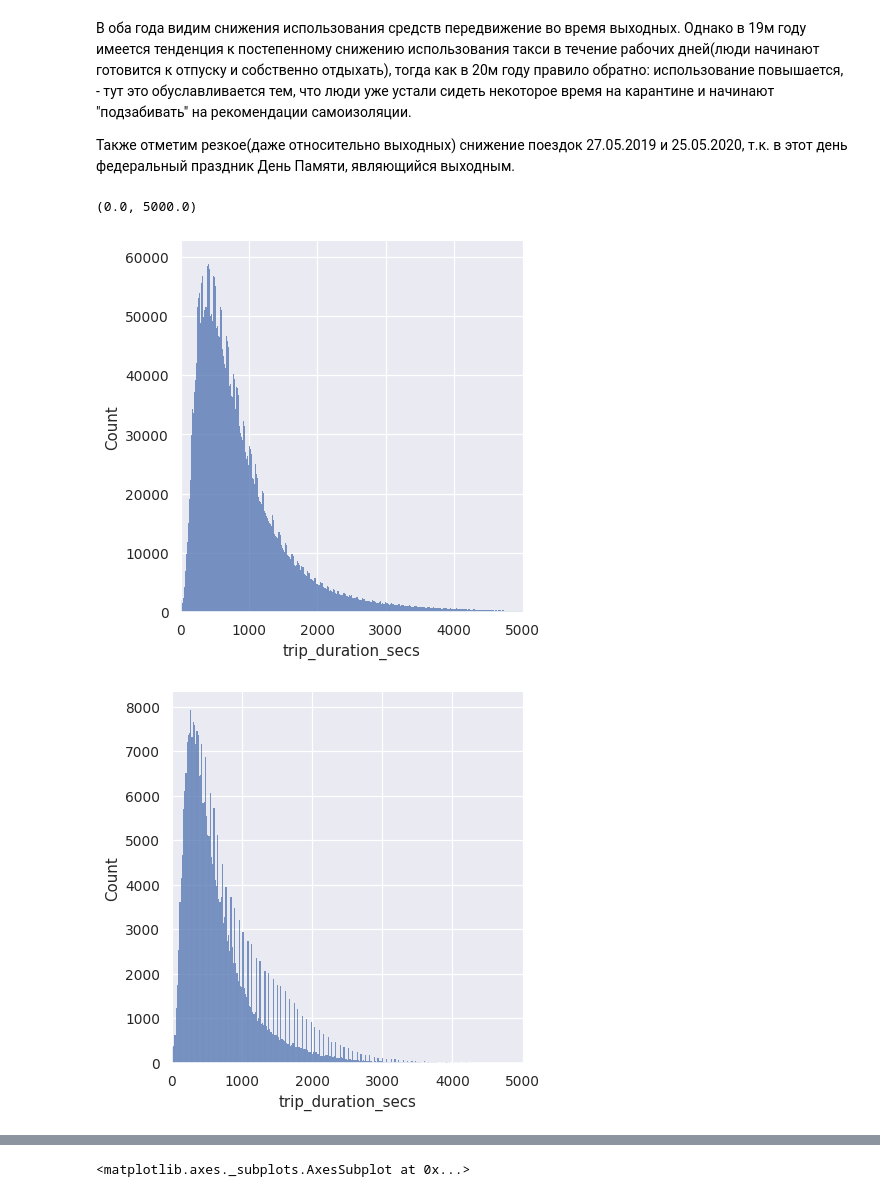
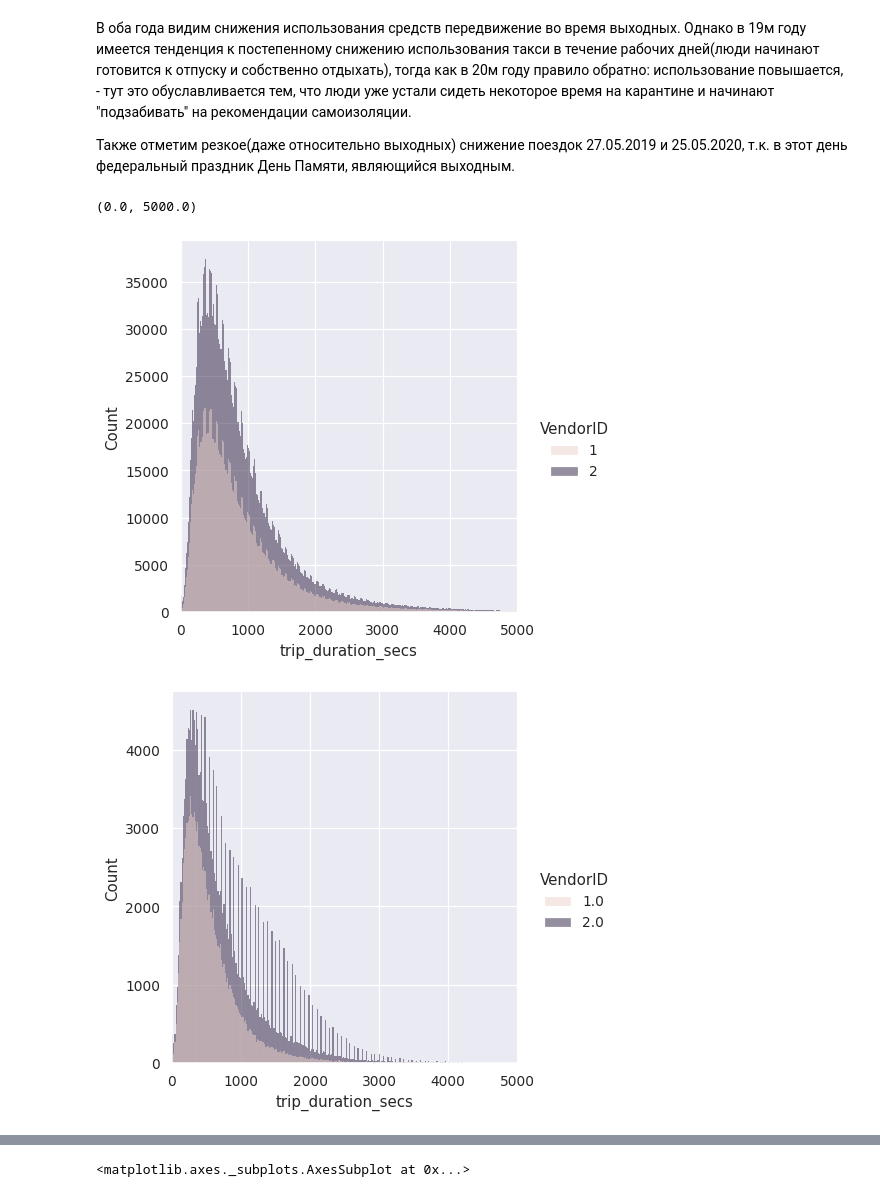
Before and after one commit to dasfex/taxi-trips, a Jupyter notebook: trips.ipynb, the cells around one changed output, grey strips where cells are left out. Cells and saved outputs as stored; diff of their text form; code cells hidden in the pictures.

```diff
--- a/trips.ipynb
+++ b/trips.ipynb
@@ -58,7 +74,3 @@ total_amount 0
 На данный момент из пропущенных данных для нас интерес может представлять только колонка о количестве пассажиров.
 
 Посмотрим на самое частое значение и заменим на него все пропущенные значения.
-# %%
-max_passengers_count = trips20['passenger_count'].value_counts().idxmax()
-print("Max passengers count = ", max_passengers_count)
-trips20.passenger_count = trips20.passenger_count.fillna(max_passengers_count)
@@ -69,3 +77,9 @@ Max passengers count =  1.0
+# %%
+trips20.VendorID = trips20.VendorID.fillna(trips20['VendorID'].value_counts().idxmax())
+trips20.passenger_count = trips20.passenger_count.fillna(trips20['passenger_count'].value_counts().idxmax())
+trips20.RatecodeID = trips20.RatecodeID.fillna(trips20['RatecodeID'].value_counts().idxmax())
+trips20.store_and_fwd_flag = trips20.store_and_fwd_flag.fillna(trips20['store_and_fwd_flag'].value_counts().idxmax())
+trips20.payment_type = trips20.payment_type.fillna(trips20['payment_type'].value_counts().idxmax())
 # %% [markdown]
 Преобразуем формат ячеек с временем для удобства.
 # %%
@@ -129,11 +143,13 @@ trips19 = trips19[trips19.average_velocity <= 50]
 trips19 = trips19[trips19.average_velocity >= 1]
 trips19 = trips19.drop(trips19[(trips19.trip_distance == 0) & (trips19.total_amount > 0) & (trips19.trip_duration_secs > 0)].index)
 trips19 = trips19[trips19.total_amount >= 0]
+trips19 = trips19[trips19.VendorID < 3]
 # %%
 trips20 = trips20[trips20.average_velocity <= 50]
 trips20 = trips20[trips20.average_velocity >= 1]
 trips20 = trips20.drop(trips20[(trips20.trip_distance == 0) & (trips20.total_amount > 0) & (trips20.trip_duration_secs > 0)].index)
 trips20 = trips20[trips20.total_amount >= 0]
+trips20 = trips20[trips20.VendorID < 3]
 # %% [markdown]
 В последний понедельник мая проводится федеральный праздник День Памяти, который является государственным выходным. Установим для дат 27.05.19 и 25.05.20 значение 1 в новой колонке, 0 всем остальным.
 # %%
@@ -225,14 +241,14 @@ sns.displot(trips20, x='trip_pickup_day')
 
 Также отметим резкое(даже относительно выходных) снижение поездок 27.05.2019 и 25.05.2020, т.к. в этот день федеральный праздник День Памяти, являющийся выходным.
 # %%
-sns.displot(trips19, x='trip_duration_secs')
+sns.displot(trips19, x='trip_duration_secs', hue='VendorID')
 plt.xlim(0, 5000)
-sns.displot(trips20, x='trip_duration_secs')
+sns.displot(trips20, x='trip_duration_secs', hue='VendorID')
 plt.xlim(0, 5000)
 # %% [output]
 (0.0, 5000.0)
-[figure, old version]
+[figure, new version]
-[figure, old version]
+[figure, new version]
 # %% [markdown]
 Похоже на распределение Пуассона или Максвелла.
 
```
Also changed, not shown: parts of 48 cells of this notebook, 1 other file.
